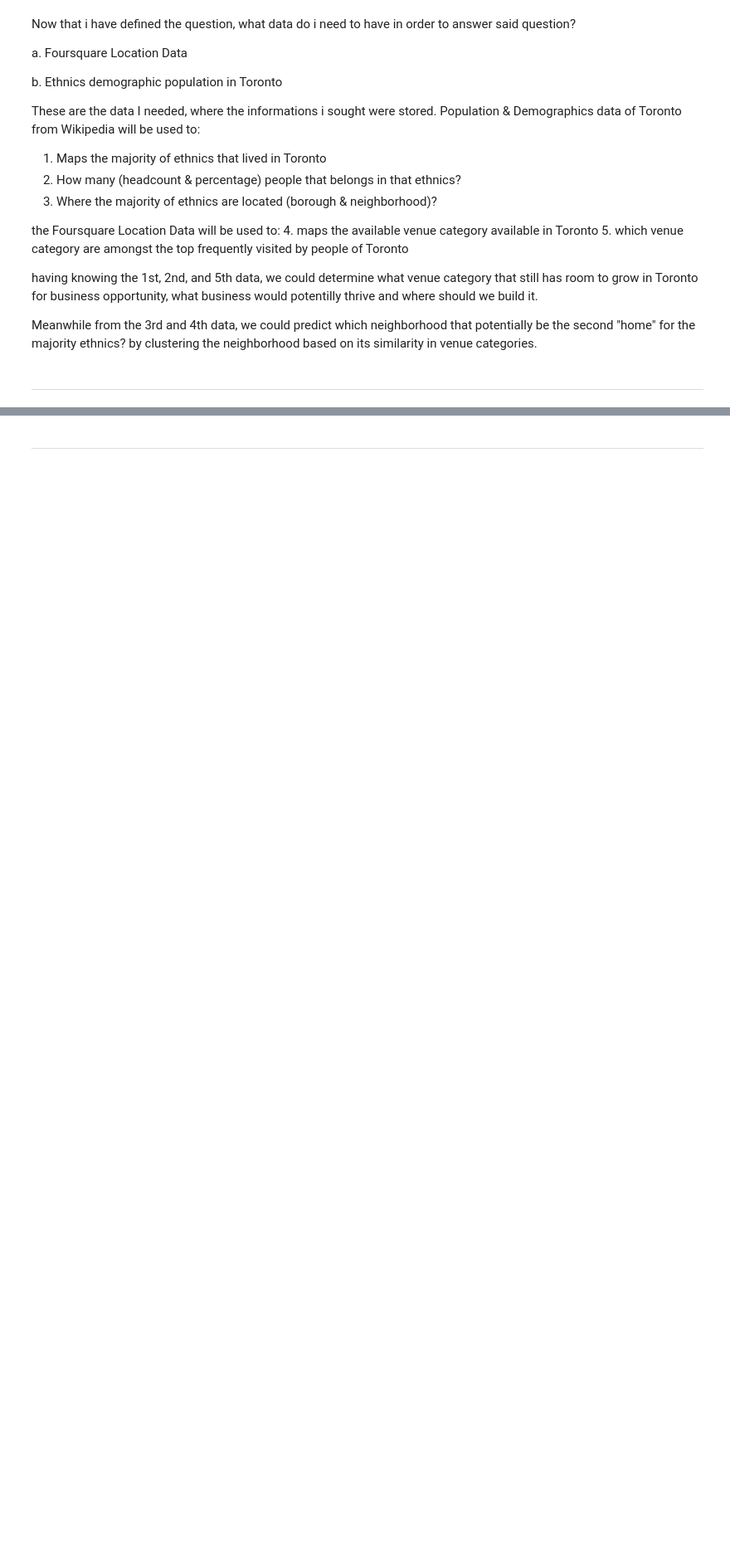
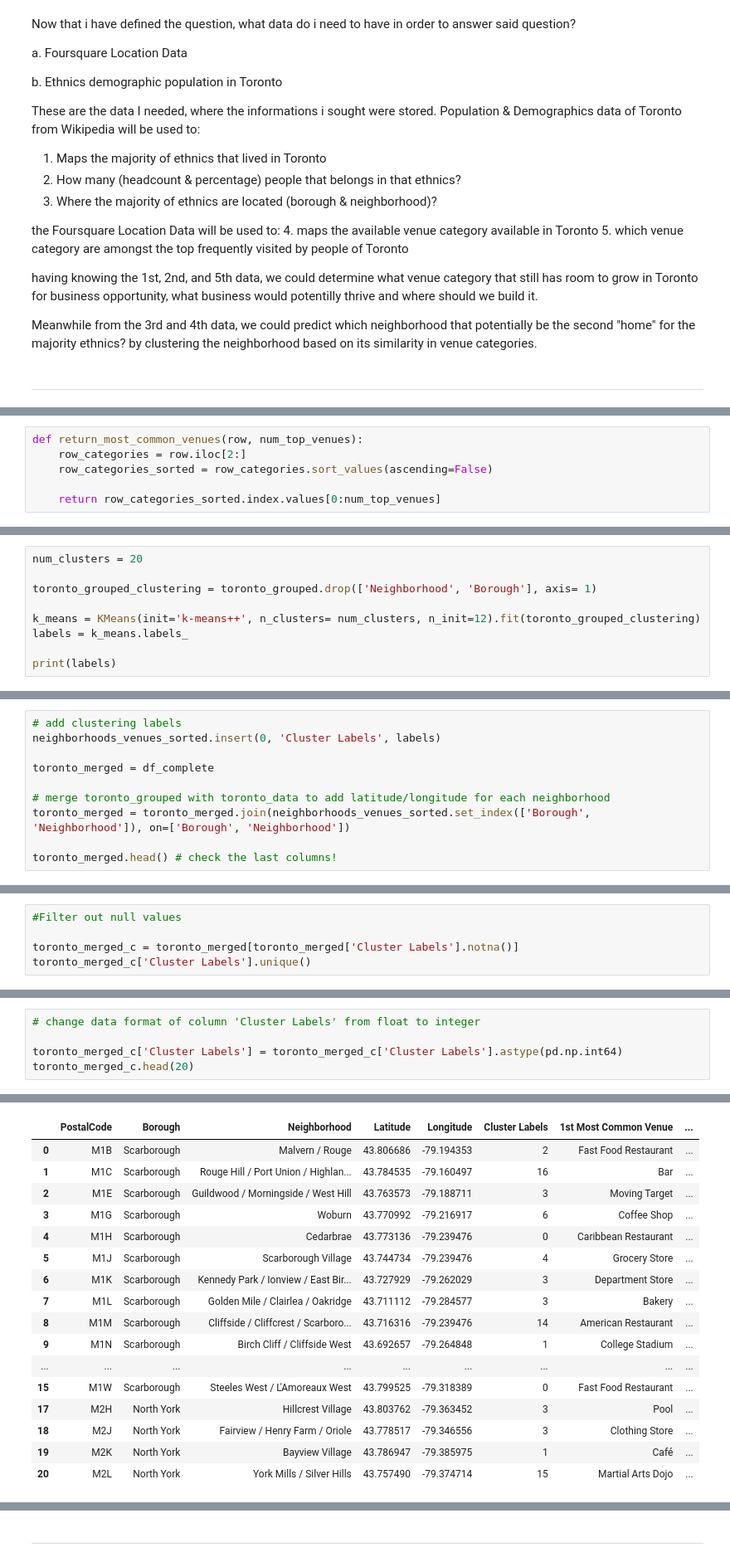
Before and after one commit to rizkynoviantop/Coursera_Capstone, a Jupyter notebook: IBM Capstone Project - Week 4 & 5.ipynb, the cells around one changed output, grey strips where cells are left out. Shown: that part at 83% size. Cells and saved outputs as stored; diff of their text form; blank space fills up the shorter version.

```diff
--- a/IBM Capstone Project - Week 4 & 5.ipynb
+++ b/IBM Capstone Project - Week 4 & 5.ipynb
@@ -52,0 +862,6 @@ Meanwhile from the 3rd and 4th data, we could predict which neighborhood that po
+# %%
+def return_most_common_venues(row, num_top_venues):
+    row_categories = row.iloc[2:]
+    row_categories_sorted = row_categories.sort_values(ascending=False)
+
+    return row_categories_sorted.index.values[0:num_top_venues]
@@ -52,0 +909,9 @@ Meanwhile from the 3rd and 4th data, we could predict which neighborhood that po
+# %%
+num_clusters = 20
+
+toronto_grouped_clustering = toronto_grouped.drop(['Neighborhood', 'Borough'], axis= 1)
+
+k_means = KMeans(init='k-means++', n_clusters= num_clusters, n_init=12).fit(toronto_grouped_clustering)
+labels = k_means.labels_
+
+print(labels)
@@ -52,0 +940,10 @@ Meanwhile from the 3rd and 4th data, we could predict which neighborhood that po
+# %%
+# add clustering labels
+neighborhoods_venues_sorted.insert(0, 'Cluster Labels', labels)
+
+toronto_merged = df_complete
+
+# merge toronto_grouped with toronto_data to add latitude/longitude for each neighborhood
+toronto_merged = toronto_merged.join(neighborhoods_venues_sorted.set_index(['Borough', 'Neighborhood']), on=['Borough', 'Neighborhood'])
+
+toronto_merged.head() # check the last columns!
@@ -52,0 +971,5 @@ Meanwhile from the 3rd and 4th data, we could predict which neighborhood that po
+# %%
+#Filter out null values
+
+toronto_merged_c = toronto_merged[toronto_merged['Cluster Labels'].notna()]
+toronto_merged_c['Cluster Labels'].unique()
@@ -52,0 +979,6 @@ Meanwhile from the 3rd and 4th data, we could predict which neighborhood that po
+# %%
+# change data format of column 'Cluster Labels' from float to integer
+
+toronto_merged_c['Cluster Labels'] = toronto_merged_c['Cluster Labels'].astype(pd.np.int64)
+toronto_merged_c.head(20)
+# %% [output]
@@ -52,0 +990,17 @@ Meanwhile from the 3rd and 4th data, we could predict which neighborhood that po
+|  | PostalCode | Borough | Neighborhood | Latitude | Longitude | Cluster Labels | 1st Most Common Venue | ... |
+| 0 | M1B | Scarborough | Malvern / Rouge | 43.806686 | -79.194353 | 2 | Fast Food Restaurant | ... |
+| 1 | M1C | Scarborough | Rouge Hill / Port Union / Highlan... | 43.784535 | -79.160497 | 16 | Bar | ... |
+| 2 | M1E | Scarborough | Guildwood / Morningside / West Hill | 43.763573 | -79.188711 | 3 | Moving Target | ... |
+| 3 | M1G | Scarborough | Woburn | 43.770992 | -79.216917 | 6 | Coffee Shop | ... |
+| 4 | M1H | Scarborough | Cedarbrae | 43.773136 | -79.239476 | 0 | Caribbean Restaurant | ... |
+| 5 | M1J | Scarborough | Scarborough Village | 43.744734 | -79.239476 | 4 | Grocery Store | ... |
+| 6 | M1K | Scarborough | Kennedy Park / Ionview / East Bir... | 43.727929 | -79.262029 | 3 | Department Store | ... |
+| 7 | M1L | Scarborough | Golden Mile / Clairlea / Oakridge | 43.711112 | -79.284577 | 3 | Bakery | ... |
+| 8 | M1M | Scarborough | Cliffside / Cliffcrest / Scarboro... | 43.716316 | -79.239476 | 14 | American Restaurant | ... |
+| 9 | M1N | Scarborough | Birch Cliff / Cliffside West | 43.692657 | -79.264848 | 1 | College Stadium | ... |
+| ... | ... | ... | ... | ... | ... | ... | ... | ... |
+| 15 | M1W | Scarborough | Steeles West / L'Amoreaux West | 43.799525 | -79.318389 | 0 | Fast Food Restaurant | ... |
+| 17 | M2H | North York | Hillcrest Village | 43.803762 | -79.363452 | 3 | Pool | ... |
+| 18 | M2J | North York | Fairview / Henry Farm / Oriole | 43.778517 | -79.346556 | 3 | Clothing Store | ... |
+| 19 | M2K | North York | Bayview Village | 43.786947 | -79.385975 | 1 | Café | ... |
+| 20 | M2L | North York | York Mills / Silver Hills | 43.757490 | -79.374714 | 15 | Martial Arts Dojo | ... |
```
Also changed, not shown: parts of 131 cells of this notebook.
